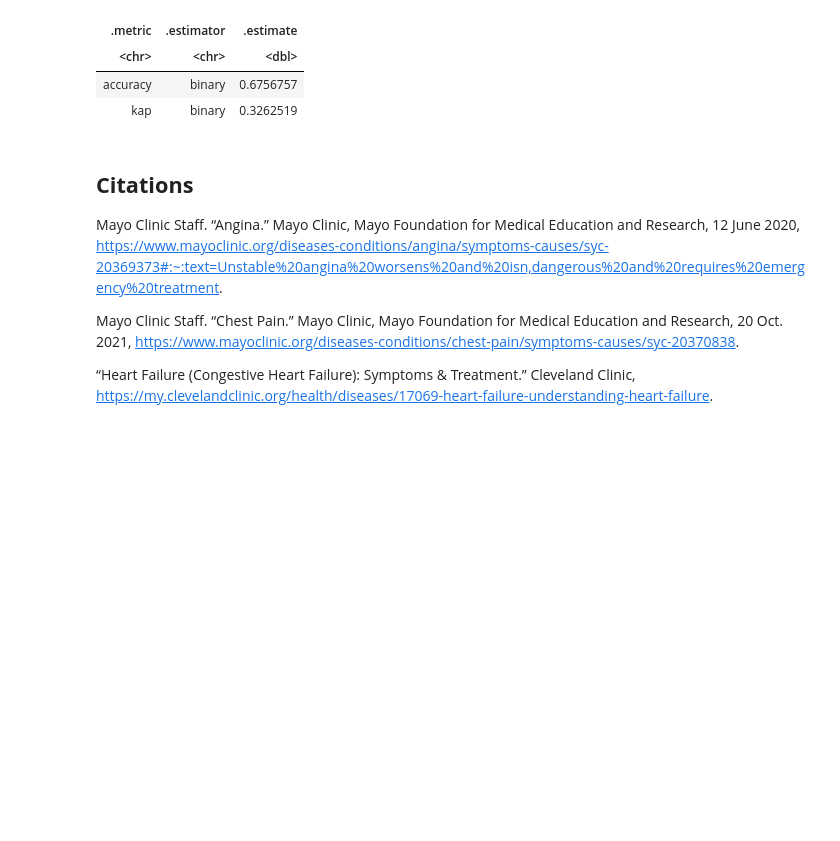
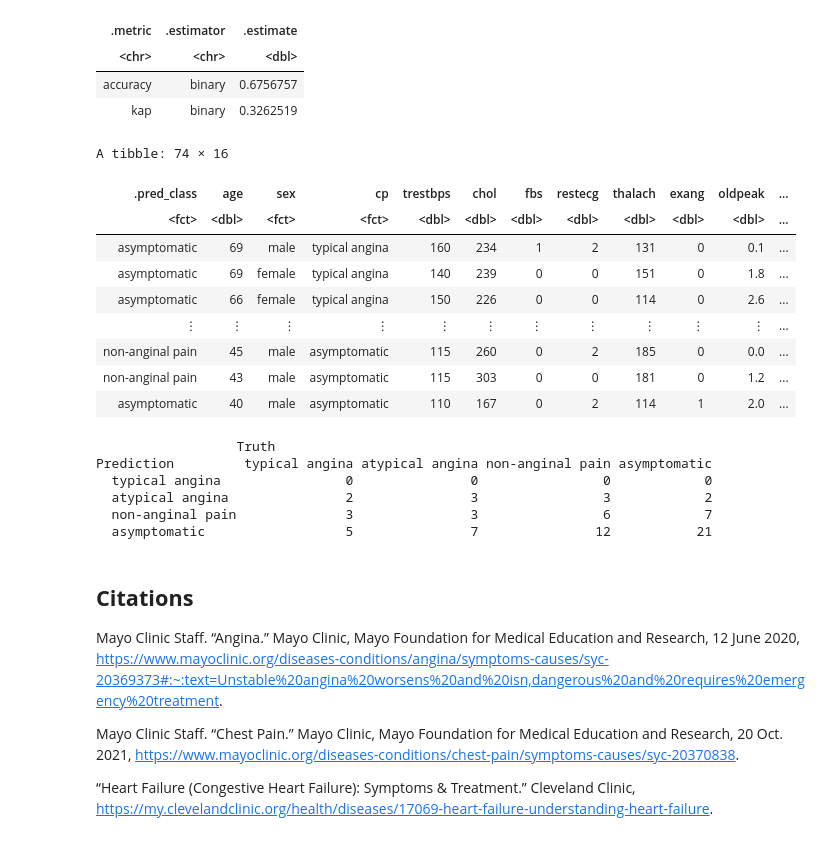
Before and after one commit to ssyl29/group_project, a Jupyter notebook: report.ipynb, the cells around one changed output. Drawn from its saved outputs; the diff is of its cells as text; code cells hidden in the pictures; blank space fills up the shorter version.

Commit message:
Chest Pain Classification
cp: chol, trestbps, thalach

```diff
--- a/report.ipynb
+++ b/report.ipynb
@@ -211,6 +211,58 @@ A tibble: 2 × 3
 | <chr> | <chr> | <dbl> |
 | accuracy | binary | 0.6756757 |
 | kap | binary | 0.3262519 |
+# %%
+set.seed(2000)
+
+cp_recipe <- recipe(cp ~ chol + thalach + trestbps, data = heart_train) %>%
+    step_scale(all_predictors()) %>%
+    step_center(all_predictors())
+
+
+knn_cp <- nearest_neighbor(weight_func = "rectangular", neighbors = 13) %>%
+    set_engine("kknn") %>%
+    set_mode("classification")
+
+cp_workflow <- workflow() %>%
+    add_recipe(cp_recipe) %>%
+    add_model(knn_cp)
+
+knn_fit_all <- cp_workflow %>%
+    fit(data = heart_train)
+
+
+class_prediction_all <- predict(knn_fit_all, heart_test) %>%
+    bind_cols(heart_test)
+
+class_prediction_all
+# %% [output]
+A tibble: 74 × 16
+| .pred_class | age | sex | cp | trestbps | chol | fbs | restecg | thalach | exang | oldpeak | ... |
+| <fct> | <dbl> | <fct> | <fct> | <dbl> | <dbl> | <dbl> | <dbl> | <dbl> | <dbl> | <dbl> | ... |
+| asymptomatic | 69 | male | typical angina | 160 | 234 | 1 | 2 | 131 | 0 | 0.1 | ... |
+| asymptomatic | 69 | female | typical angina | 140 | 239 | 0 | 0 | 151 | 0 | 1.8 | ... |
+| asymptomatic | 66 | female | typical angina | 150 | 226 | 0 | 0 | 114 | 0 | 2.6 | ... |
+| ⋮ | ⋮ | ⋮ | ⋮ | ⋮ | ⋮ | ⋮ | ⋮ | ⋮ | ⋮ | ⋮ | ... |
+| non-anginal pain | 45 | male | asymptomatic | 115 | 260 | 0 | 2 | 185 | 0 | 0.0 | ... |
+| non-anginal pain | 43 | male | asymptomatic | 115 | 303 | 0 | 0 | 181 | 0 | 1.2 | ... |
+| asymptomatic | 40 | male | asymptomatic | 110 | 167 | 0 | 2 | 114 | 1 | 2.0 | ... |
+# %%
+cp_matrix <- class_prediction_all %>%
+    conf_mat(truth = cp, estimate = .pred_class)
+
+cp_matrix
+
+# asymptopmatic pain = 21 correct predictions
+# non anginal pain = 6 correct predictions
+# atypical pain = 3 correct predictions
+# typical pain = 0 correct predictions
+# %% [output]
+                  Truth
+Prediction         typical angina atypical angina non-anginal pain asymptomatic
+  typical angina                0               0                0            0
+  atypical angina               2               3                3            2
+  non-anginal pain              3               3                6            7
+  asymptomatic                  5               7               12           21
 # %% [markdown]
 ## __Citations__
 
```
